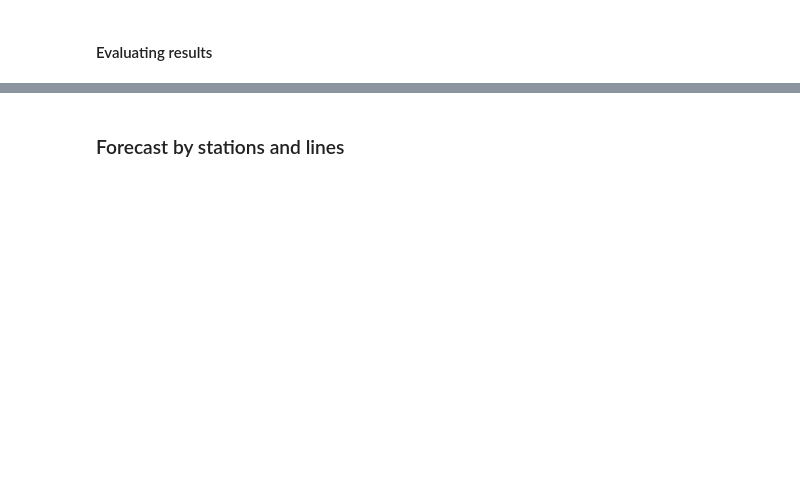
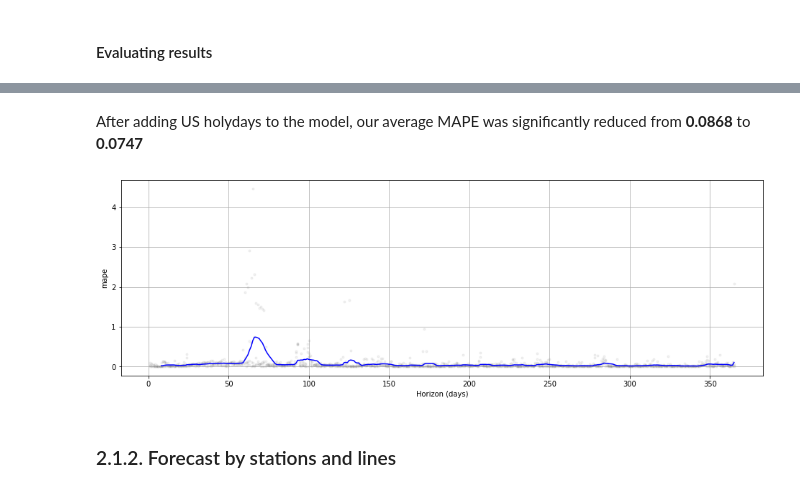
Before and after one commit to esgario/nyc-metro-forecasting, a Jupyter notebook: 2_forecasting.ipynb, the cells around one changed output, grey strips where cells are left out. Saved outputs shown, nothing was run; the diff lists cells and outputs as text; code cells hidden in the pictures; blank space fills up the shorter version.

```diff
--- a/2_forecasting.ipynb
+++ b/2_forecasting.ipynb
@@ -57,6 +143,17 @@ plt.plot(y_pred)
 # %%
-m = Prophet()
-m.fit(df_tot.rename(columns={'datetime':'ds', 'traffic':'y'}))
+def validate_model(m, df):
+    # Fit model
+    m.fit(df.rename(columns={'datetime':'ds', 'traffic':'y'}))
 
-cutoffs = pd.to_datetime(['2014-01-01', '2015-01-01', '2016-01-01', '2016-07-01'])
-df_cv = cross_validation(m, cutoffs=cutoffs, horizon='365 days', disable_tqdm=True)
+    # Run cross validation
+    initial = f"{(df_tot.ds<'2013-01-01').sum()} days"
+    df_cv = cross_validation(m, initial=initial, period='365 days', horizon = '365 days', disable_tqdm=True, parallel='processes')
+
+    # Compute performance metrics
+    df_p = performance_metrics(df_cv)
+
+    return df_cv, df_p
+
+
+def plot_cv_results(df_cv, metric):
+    return plot_cross_validation_metric(df_cv, metric=metric, rolling_window=0.02, figsize=(16, 5))
@@ -91,0 +184,5 @@ df_p
+# %%
+m = Prophet()
+m.add_country_holidays(country_name='US')
+df_cv, df_p = validate_model(m, df_tot)
+df_p.describe()
@@ -92,3 +209,9 @@ df_p
+# %% [markdown]
+After adding US holydays to the model, our average MAPE was significantly reduced from **0.0868** to **0.0747**
+# %%
+fig = plot_cv_results(df_cv, 'mape')
+# %% [output]
+[figure, added]
 # %% [markdown]
-### Forecast by stations and lines
+### 2.1.2. Forecast by stations and lines <a class="anchor" id="prophet-2"></a>
 # %%
```
Also changed, not shown: parts of 45 cells of this notebook, 2 other files.
